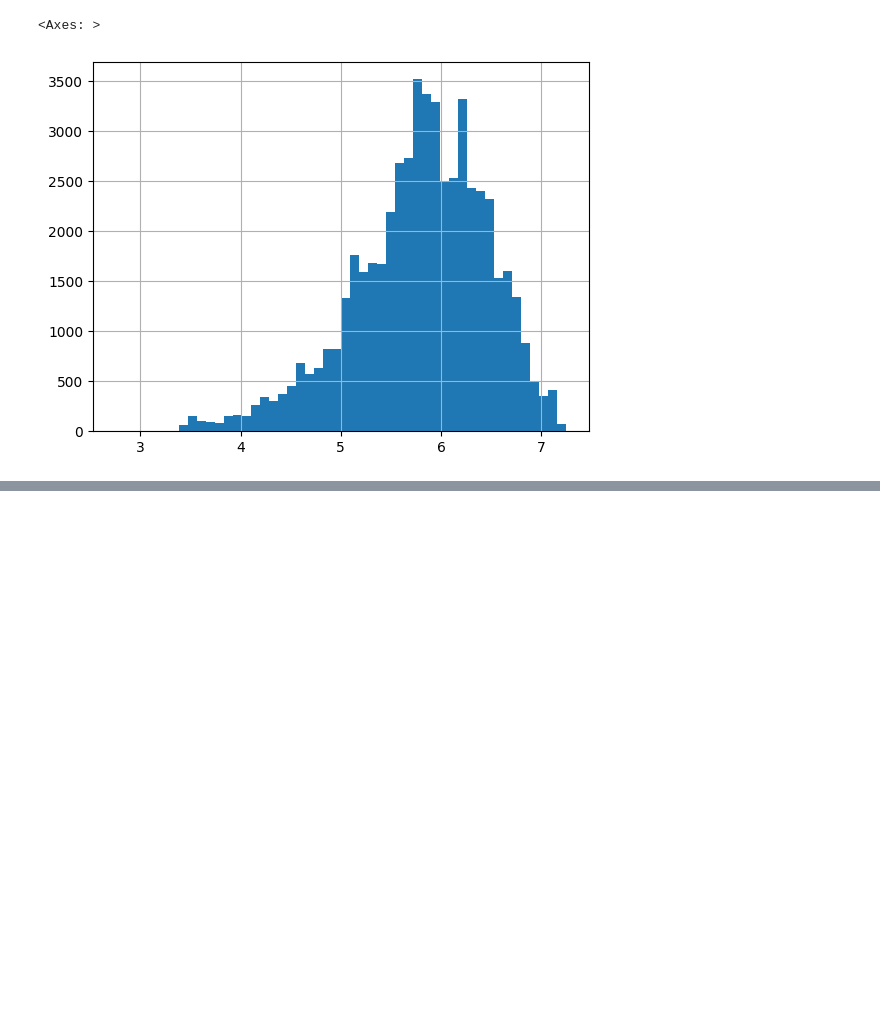
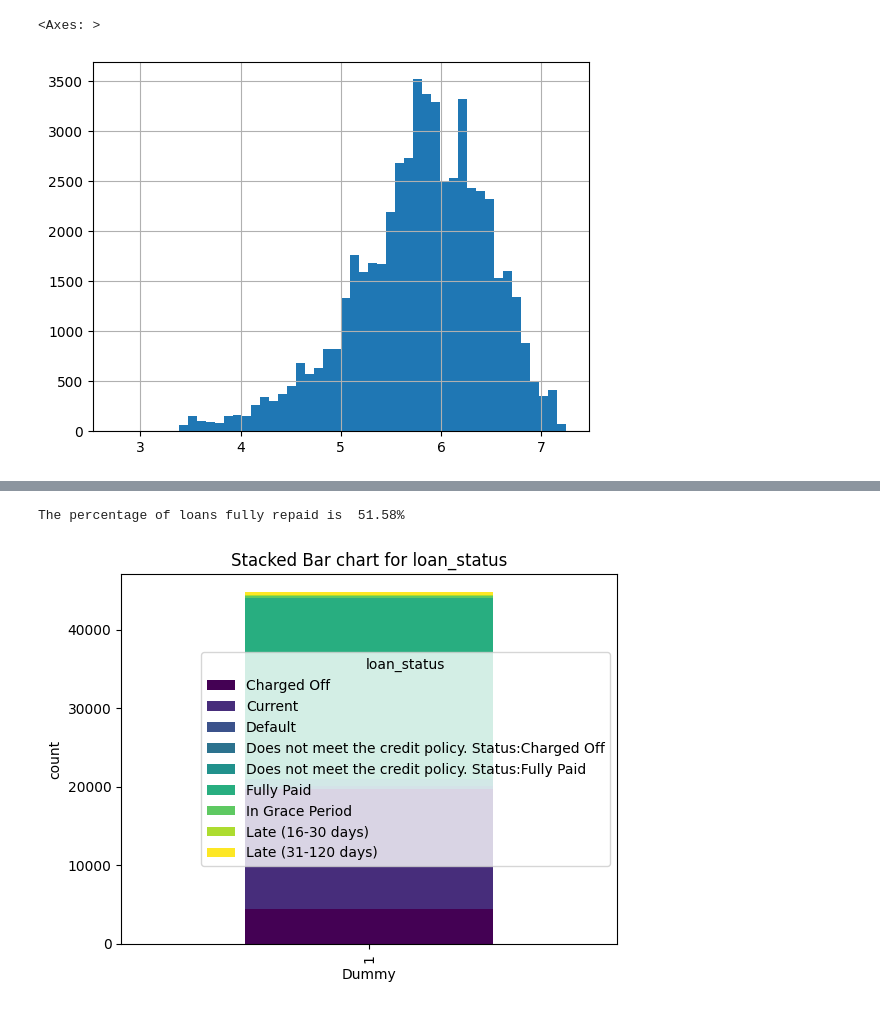
Before and after one commit to tgcoughlin/exploratory-data-analysis---customer-loans-in-finance597, a Jupyter notebook: db.ipynb, the cells around one changed output, grey strips where cells are left out. Saved outputs shown, nothing was run; the diff lists cells and outputs as text; code cells hidden in the pictures; blank space fills up the shorter version.

```diff
--- a/db.ipynb
+++ b/db.ipynb
@@ -374,6 +374,24 @@ class Plotter:
         filtered_z_scores_df = dropped_finance_df_z[dropped_finance_df_z['Z-Scores'] > 3]
         print(filtered_z_scores_df[[columnname,'Z-Scores']])
 
+    def stacked_bar_chart_column_values(self, columnname):
+        """Returns a stacked bar chart of all values in a column"""
+        stacked_data = self.dataframe[columnname].value_counts().reset_index()
+        stacked_data.columns = [columnname, 'count']
+
+        #create dummy column for stacking
+        stacked_data['dummy'] = 1
+
+        stacked_data_pivot = stacked_data.pivot(index='dummy', columns=columnname, values='count').fillna(0)
+
+        stacked_data_pivot.plot(kind='bar', stacked=True, colormap='viridis', legend=True)
+
+        plt.xlabel('Dummy')
+        plt.ylabel('count')
+        plt.title(f'Stacked Bar chart for {columnname}')
+
+        plt.show()
+
 
 
 
@@ -622,0 +698,4 @@ log_instalment.hist(bins=50)
+# %%
+""" Opens up the dataframe that was saved after deleting columns with high correlation"""
+
+m4_df = pd.read_hdf('colinea_dropped_df.h5', key='data')
@@ -622,0 +720,15 @@ log_instalment.hist(bins=50)
+# %%
+"""Task One, part one - Current State of Loans"""
+#Calculate the percentage of loans that are fully paid
+
+m4info = DataFrameInfo(m4_df)
+recovered_loans = m4info.get_value_counts('loan_status')['Fully Paid']
+recovered_loans
+percentage_fully_recovered = (recovered_loans / len(m4_df)) * 100
+print(f"The percentage of loans fully repaid is {percentage_fully_recovered: .2f}%")
+
+m4plots = Plotter(m4_df)
+m4plots.stacked_bar_chart_column_values('loan_status')
+# %% [output]
+The percentage of loans fully repaid is  51.58%
+[figure, added]
```
Also changed, not shown: parts of 14 cells of this notebook, 2 other files.
